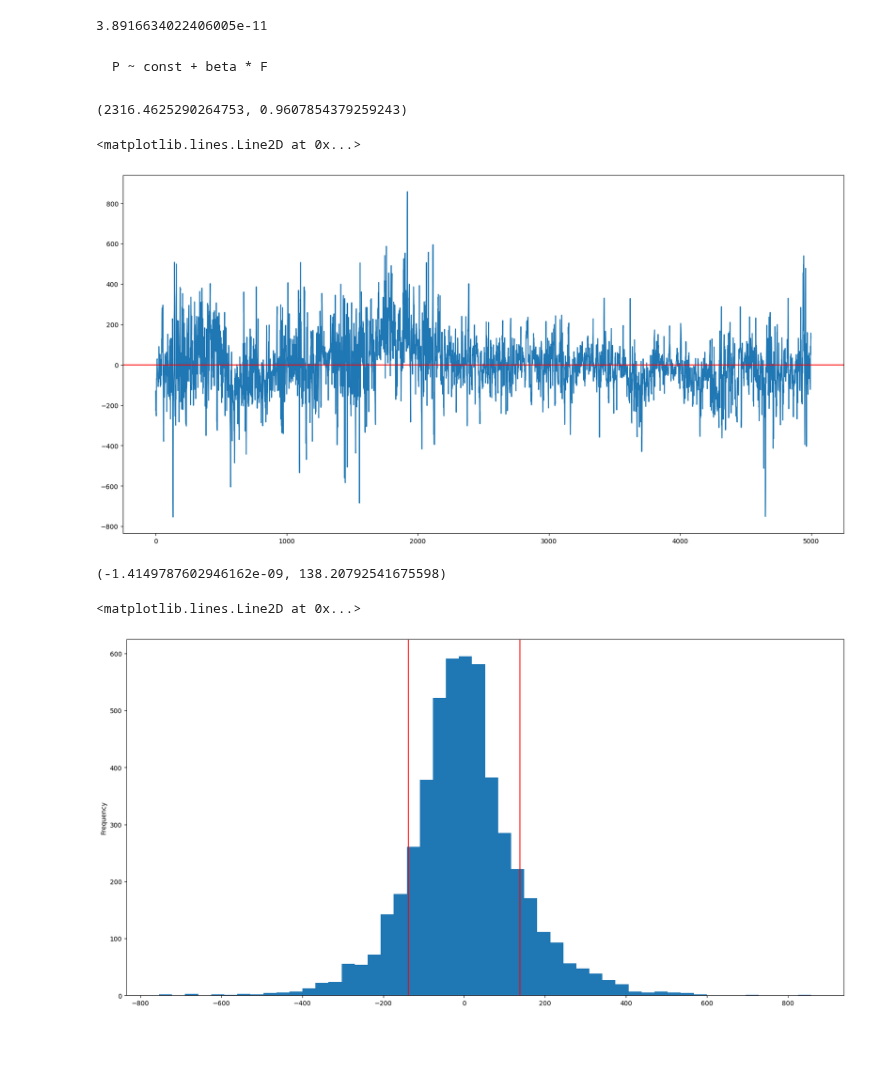
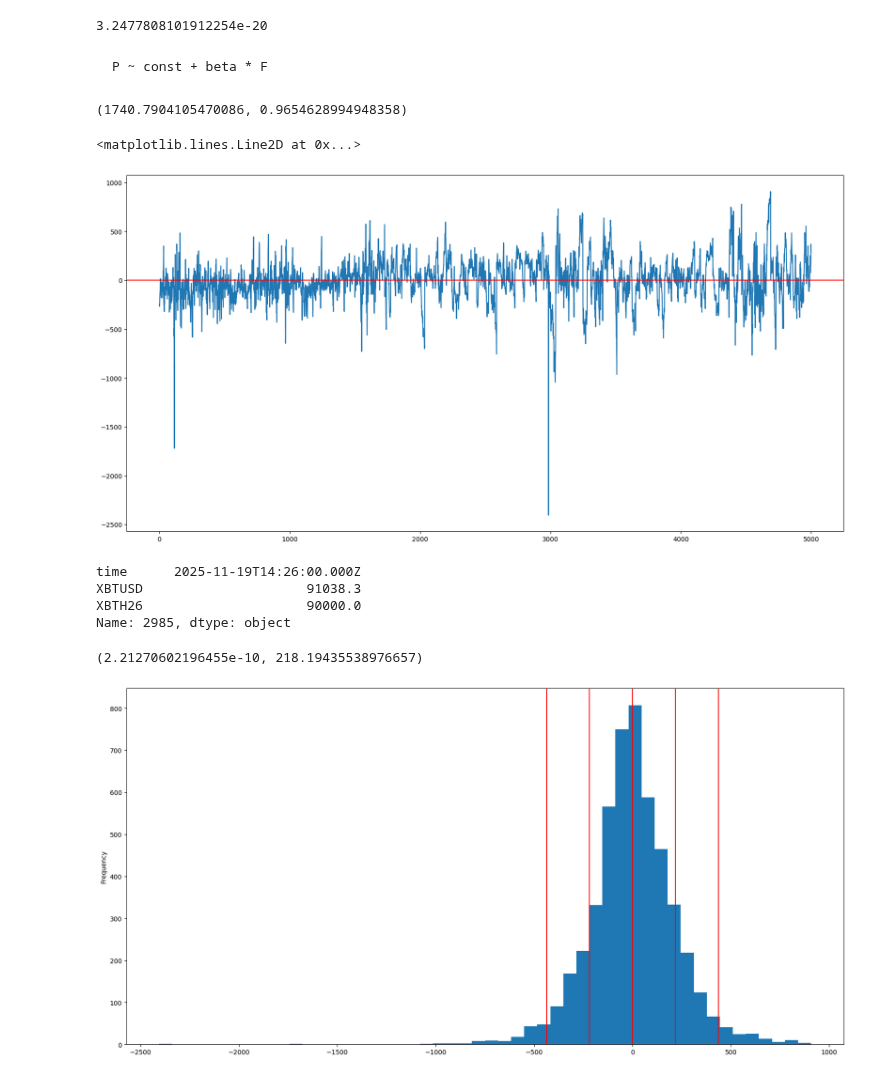
Before and after one commit to profitviews/battle, a Jupyter notebook: StatArb.ipynb, the cells around one changed output. Drawn from its saved outputs; the diff is of its cells as text; code cells hidden in the pictures; blank space fills up the shorter version.

````diff
--- a/StatArb.ipynb
+++ b/StatArb.ipynb
@@ -122,7 +104,7 @@ times = set()
 frames = []
 
 for sym in tqdm(syms):
-    cf = data_ohlc(sym)
+    cf = data_ohlc(sym, binsize='1m')
     xf = cf[['timestamp', 'close']]
     xf.columns = ['time', sym]
     times |= set(xf['time'])
@@ -150,14 +132,14 @@ df
 5000 rows × 3 columns
 # %%
-P = df['XBTUSD'] # P
-F = df['XBTH26'] # F
+P = df['XBTUSD'] # Perp
+F = df['XBTH26'] # Future
 
 tstat, pvalue, _ = coint(P, F, trend='ct')
 
 # if pvalue < 0.05 then (y0, y1) is cointegrated
 pvalue
 # %% [output]
-3.8916634022406005e-11
+3.2477808101912254e-20
 # %% [markdown]
 ```
 P ~ const + beta * F
@@ -176,7 +158,7 @@ beta = results.params[1]
 
 const, beta
 # %% [output]
-(2316.4625290264753, 0.9607854379259243)
+(1740.7904105470086, 0.9654628994948358)
 # %%
 Z = (const + beta * F - P)
 
@@ -185,18 +167,26 @@ Z.plot()
 plt.axhline(0, color='r')
 # %% [output]
 <matplotlib.lines.Line2D at 0x...>
-[figure, old version]
+[figure, new version]
+# %%
+np.where(Z == min(Z))
+
+df.iloc[2985]
+# %% [output]
+time      2025-11-19T14:26:00.000Z
+XBTUSD                     91038.3
+XBTH26                     90000.0
+Name: 2985, dtype: object
 # %%
 mean, std = np.mean(Z), np.std(Z)
 mean, std
 # %% [output]
-(-1.4149787602946162e-09, 138.20792541675598)
+(2.21270602196455e-10, 218.19435538976657)
 # %%
 Z.plot(kind='hist', bins=50)
 
-plt.axvline(std, color='r')
-plt.axvline(-std, color='r')
+for i in [-2, -1, 0, 1, 2]:
+    plt.axvline(i * std, color='r')
 # %% [output]
-<matplotlib.lines.Line2D at 0x...>
-[figure, old version]
+[figure, new version]
 # %%
````
Also changed, not shown: parts of 7 cells of this notebook.
